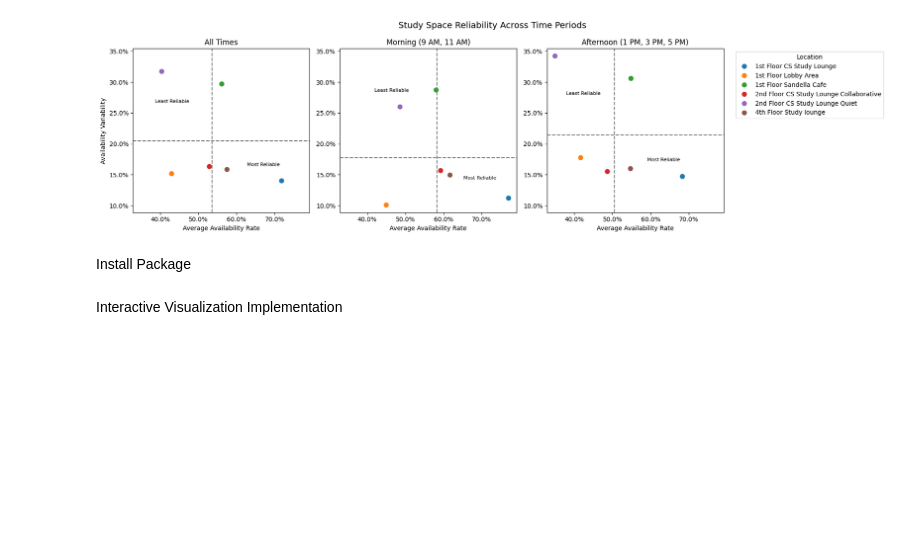
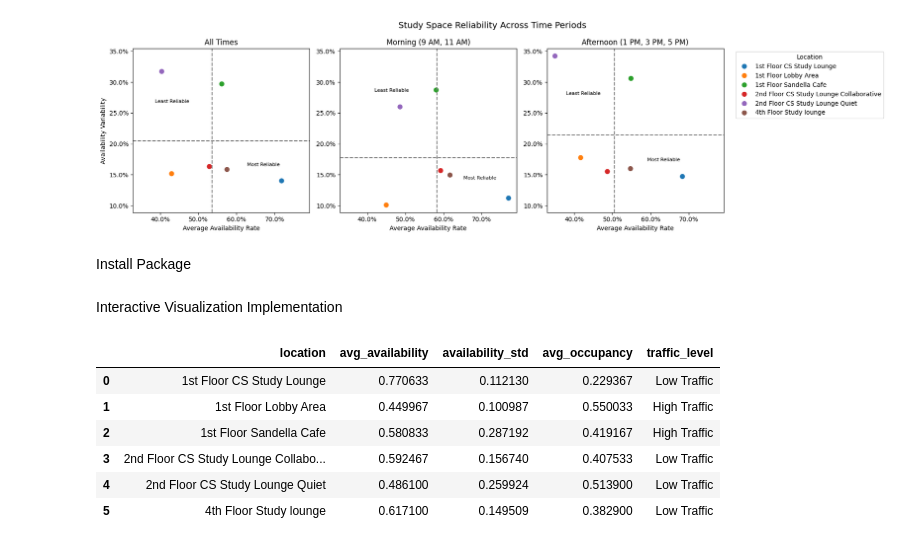
Before and after one commit to microwaves22/Ye-Ng-CS424, a Jupyter notebook: Notebooks/Assignment_3.ipynb, the cells around one changed output. Saved outputs shown, nothing was run; the diff lists cells and outputs as text; code cells hidden in the pictures; blank space fills up the shorter version.

```diff
--- a/Notebooks/Assignment_3.ipynb
+++ b/Notebooks/Assignment_3.ipynb
@@ -383,3 +522,13 @@ fig.update_xaxes(tickformat=".0%")
 fig.update_yaxes(tickformat=".0%")
 
 fig.show()
+# %%
+morning_data
+# %% [output]
+|  | location | avg_availability | availability_std | avg_occupancy | traffic_level |
+| 0 | 1st Floor CS Study Lounge | 0.770633 | 0.112130 | 0.229367 | Low Traffic |
+| 1 | 1st Floor Lobby Area | 0.449967 | 0.100987 | 0.550033 | High Traffic |
+| 2 | 1st Floor Sandella Cafe | 0.580833 | 0.287192 | 0.419167 | High Traffic |
+| 3 | 2nd Floor CS Study Lounge Collabo... | 0.592467 | 0.156740 | 0.407533 | Low Traffic |
+| 4 | 2nd Floor CS Study Lounge Quiet | 0.486100 | 0.259924 | 0.513900 | Low Traffic |
+| 5 | 4th Floor Study lounge | 0.617100 | 0.149509 | 0.382900 | Low Traffic |
```
Also changed, not shown: parts of 3 cells of this notebook.
